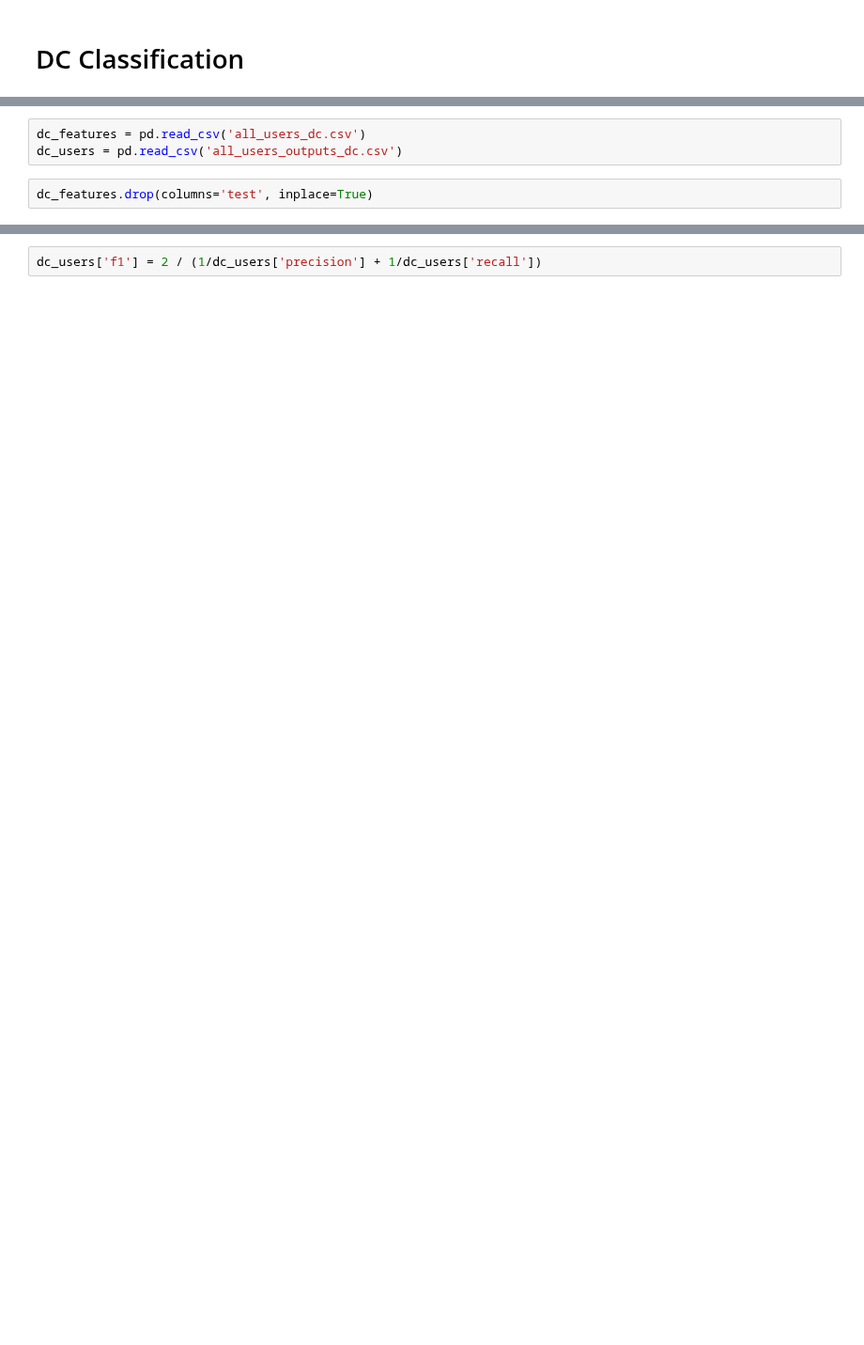
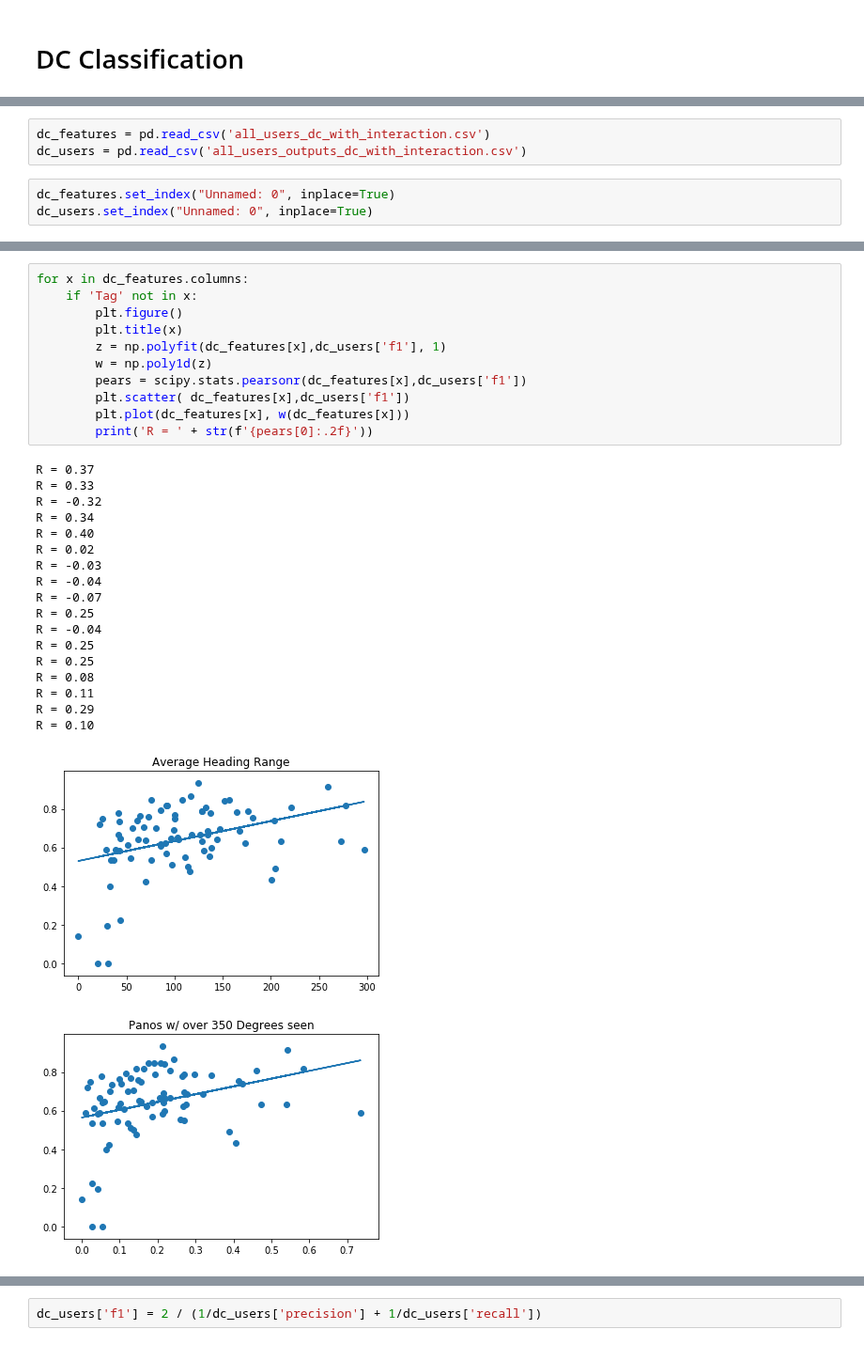
Before and after one commit to ProjectSidewalk/sidewalk-quality-analysis, a Jupyter notebook: sidewalk-user-quality-analysis-neil.ipynb, the cells around one changed output, grey strips where cells are left out. Shown at 94% size. Saved outputs shown, nothing was run; the diff lists cells and outputs as text; blank space fills up the shorter version.

```diff
--- a/sidewalk-user-quality-analysis-neil.ipynb
+++ b/sidewalk-user-quality-analysis-neil.ipynb
@@ -707,5 +593,6 @@ array([1690, 1365, 1217, 1063,  886,  737,  639,  592,  541,  510,  482,
 # %%
-dc_features = pd.read_csv('all_users_dc.csv')
-dc_users = pd.read_csv('all_users_outputs_dc.csv')
+dc_features = pd.read_csv('all_users_dc_with_interaction.csv')
+dc_users = pd.read_csv('all_users_outputs_dc_with_interaction.csv')
-# %%
-dc_features.drop(columns='test', inplace=True)
+# %%
+dc_features.set_index("Unnamed: 0", inplace=True)
+dc_users.set_index("Unnamed: 0", inplace=True)
@@ -711,0 +605,31 @@ dc_features.drop(columns='test', inplace=True)
+# %%
+for x in dc_features.columns:
+    if 'Tag' not in x:
+        plt.figure()
+        plt.title(x)
+        z = np.polyfit(dc_features[x],dc_users['f1'], 1)
+        w = np.poly1d(z)
+        pears = scipy.stats.pearsonr(dc_features[x],dc_users['f1'])
+        plt.scatter( dc_features[x],dc_users['f1'])
+        plt.plot(dc_features[x], w(dc_features[x]))
+        print('R = ' + str(f'{pears[0]:.2f}'))
+# %% [output]
+R = 0.37
+R = 0.33
+R = -0.32
+R = 0.34
+R = 0.40
+R = 0.02
+R = -0.03
+R = -0.04
+R = -0.07
+R = 0.25
+R = -0.04
+R = 0.25
+R = 0.25
+R = 0.08
+R = 0.11
+R = 0.29
+R = 0.10
+[figure, added]
+[figure, added]
```
Also changed, not shown: parts of 51 cells of this notebook, 2 other files.
